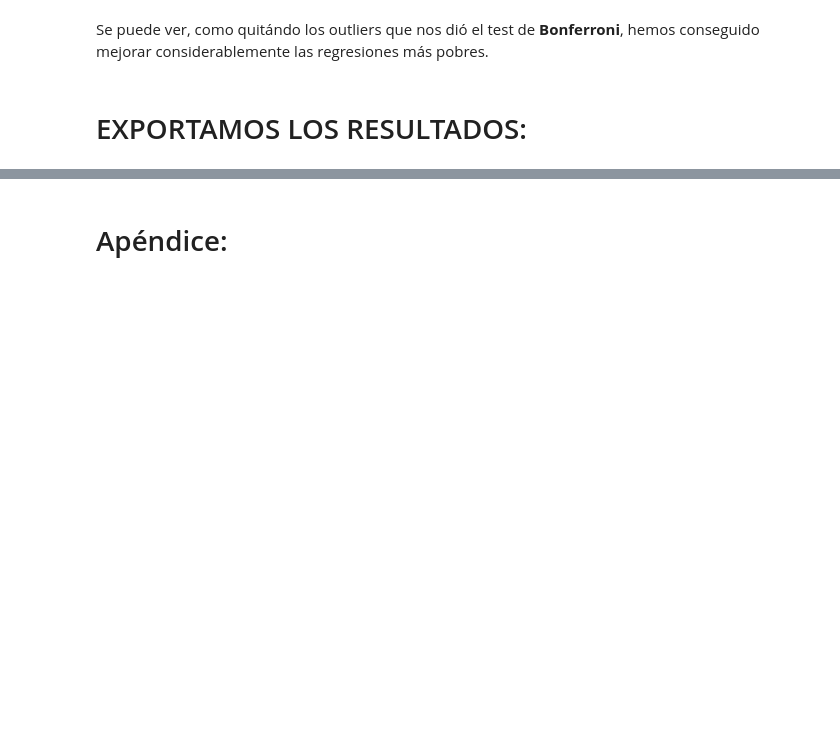
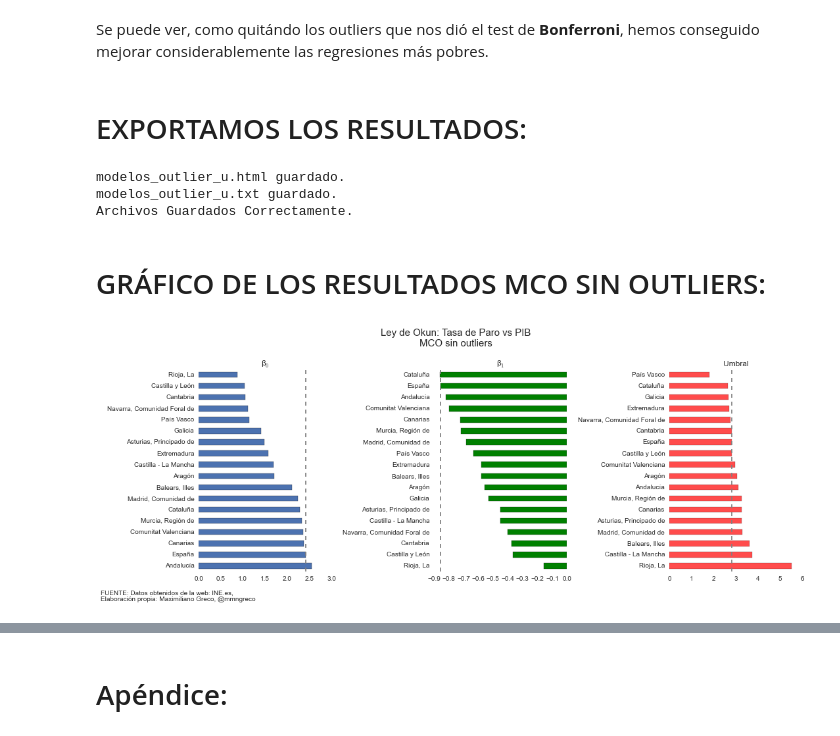
Before and after one commit to mmngreco/okun_ccaa, a Jupyter notebook: code/Okun_Regresion.ipynb, the cells around one changed output, grey strips where cells are left out. Saved outputs shown, nothing was run; the diff lists cells and outputs as text; code cells hidden in the pictures; blank space fills up the shorter version.

```diff
--- a/code/Okun_Regresion.ipynb
+++ b/code/Okun_Regresion.ipynb
@@ -783,8 +762,3 @@ for i, ca in enumerate(regiones):
                                  res.rsquared, res.bse[0], res.bse[1]]
 # %% [markdown]
 # RESÚMEN MCO SIN OUTLIERS
-# %%
-nombres_parametros = ['b0', 'b1', 'umbral', 'R2', 'se_b0', 'se_b1']
-mco_outlier_paro = DataFrame(params_paro_outlier,
-                             index=nombres_parametros,
-                             columns=regiones).T.sort('R2', ascending=False)
@@ -907,3 +851,59 @@ with open('data_work/MCO/modelos_outlier_l.txt', "w") as f:
+# %%
+# MCO: PARO:
+guardar_mco(sumrz_paro_outlier, 'modelos_outlier_u')
+# %% [output]
+modelos_outlier_u.html guardado.
+modelos_outlier_u.txt guardado.
+Archivos Guardados Correctamente.
+# %% [markdown]
+# GRÁFICO DE LOS RESULTADOS MCO SIN OUTLIERS:
+# %%
+fig = plt.figure(figsize=(15,5))
+linestyle = '--'
+
+ax1 = plt.subplot(131)
+mco_outlier_paro.b0.order(ascending=False).plot(kind='barh', title='β$_0$')
+plt.axvline(mco_outlier_paro.b0.T['España'], linestyle=linestyle, color='grey')
+
+ax2 = plt.subplot(132)
+mco_outlier_paro.b1.order(ascending=False).plot(kind='barh', title='β$_1$', color='green')
+plt.axvline(mco_outlier_paro.b1.T['España'], linestyle=linestyle, color='grey')
+
+ax3 = plt.subplot(133)
+mco_outlier_paro.umbral.order(ascending=False).plot(kind='barh', color='red', alpha=0.7, title='Umbral')
+plt.axvline(mco_outlier_paro.umbral.T['España'], linestyle=linestyle, color='grey')
+
+for ax in [ax1, ax2, ax3]:
+    ax.spines["top"].set_visible(False)
+    ax.spines["bottom"].set_visible(False)
+    ax.spines["right"].set_visible(False)
+    ax.spines["left"].set_visible(False)
+
+    ax.get_xaxis().tick_bottom()
+    ax.get_yaxis().tick_left()
+
+    ax.axes.get_xaxis().set_visible(True)
+    ax.axes.get_yaxis().set_visible(True)
+
+    ax.tick_params(
+                    axis='both',          # changes apply to the x-axis
+                    which='both',      # both major and minor ticks are affected
+                    bottom='off',      # ticks along the bottom edge are off
+                    top='off',         # ticks along the top edge are off
+                    left='off',
+                    labelbottom='on',
+                    labelleft='on')
+
+#ax3.invert_xaxis()
+#ax3.yaxis.tick_right()
+
+plt.gcf().text(0, -0.05, "%s" % foot, fontsize=10, transform=(1,1))
+plt.suptitle(x=0.5, y=1.1, t='Ley de Okun: Tasa de Paro vs PIB\nMCO sin outliers', fontsize=15)
+plt.tight_layout()
+
+plt.savefig('imgs/res_mco_outlier_paro.png', bbox_inches='tight', dpi=150)
+# %% [output]
+[figure, added]
 # %%
 fig = plt.figure(figsize=(15,5))
 linestyle = '--'
```
Also changed, not shown: parts of 62 cells of this notebook, 14 other files.
